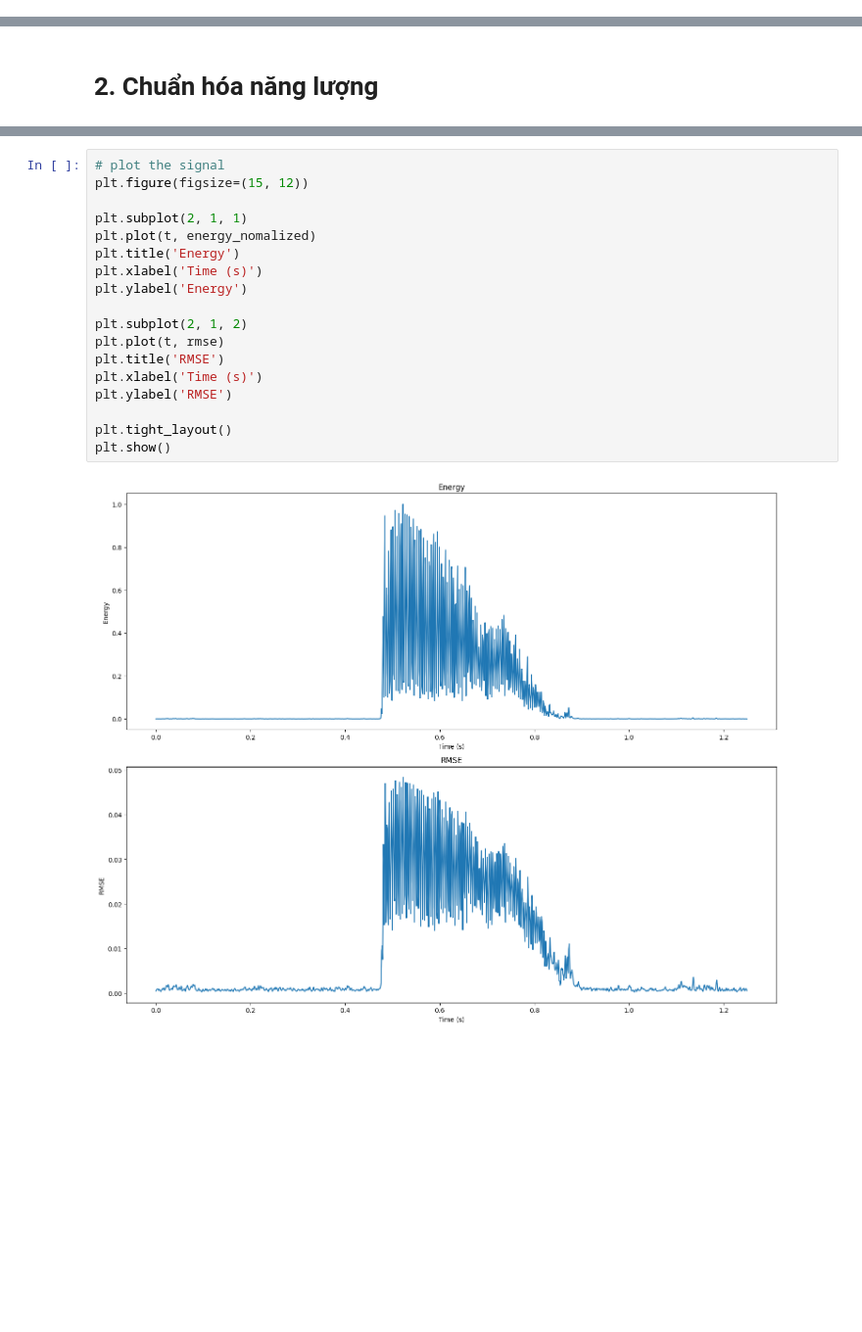
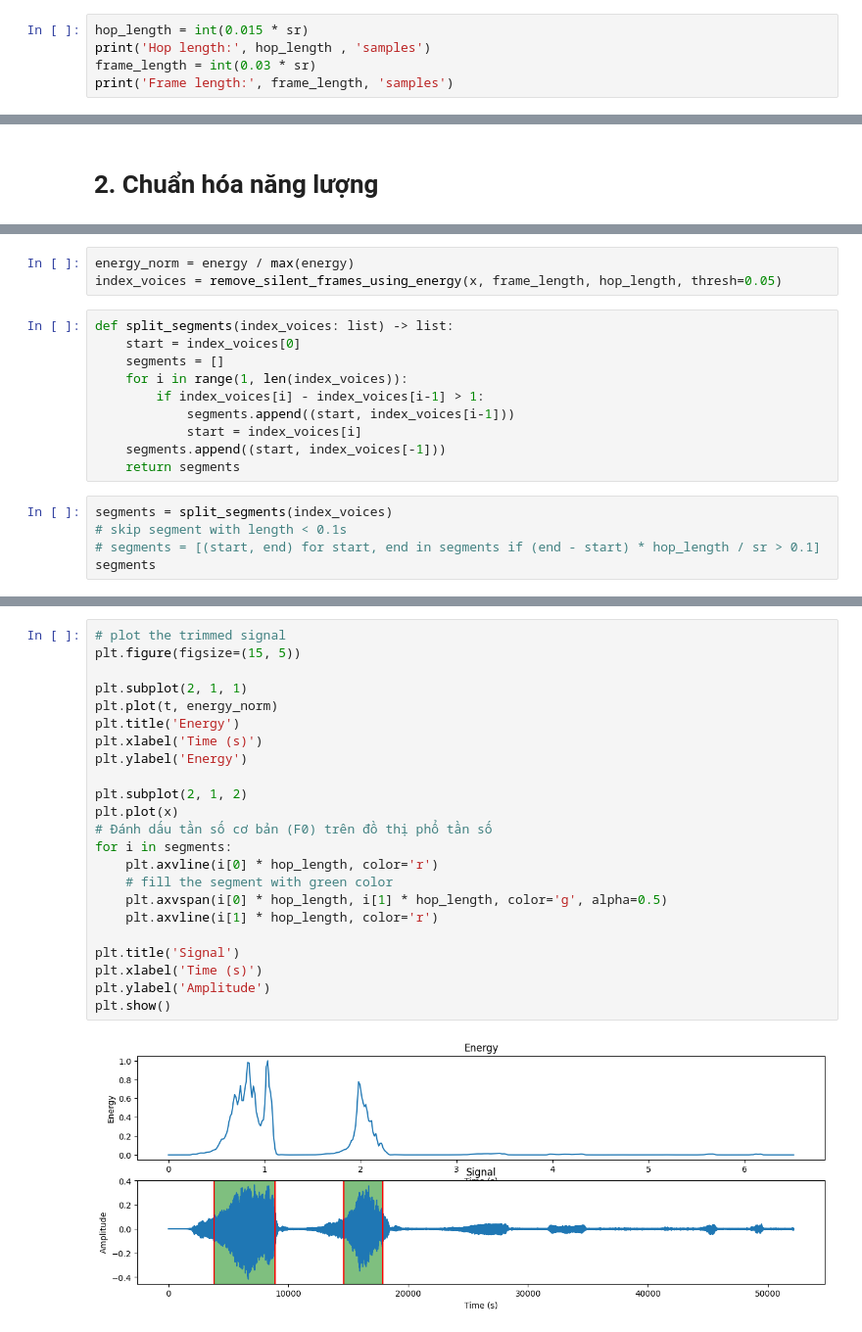
Before and after one commit to LaHuy136/FundamentalFrequencyEstimation, a Jupyter notebook: Energy_and_RMSE.ipynb, the cells around one changed output, grey strips where cells are left out. Shown at 98% size. Cells and saved outputs as stored; diff of their text form; blank space fills up the shorter version.

Commit message:
feat: [PBL6] Voice segments

```diff
--- a/Energy_and_RMSE.ipynb
+++ b/Energy_and_RMSE.ipynb
@@ -21,0 +28,5 @@ frame_length = 30
+# %%
+hop_length = int(0.015 * sr)
+print('Hop length:', hop_length , 'samples')
+frame_length = int(0.03 * sr)
+print('Frame length:', frame_length, 'samples')
@@ -109,0 +140,18 @@ energy_nomalized = energy / np.max(energy)
+# %%
+energy_norm = energy / max(energy)
+index_voices = remove_silent_frames_using_energy(x, frame_length, hop_length, thresh=0.05)
+# %%
+def split_segments(index_voices: list) -> list:
+    start = index_voices[0]
+    segments = []
+    for i in range(1, len(index_voices)):
+        if index_voices[i] - index_voices[i-1] > 1:
+            segments.append((start, index_voices[i-1]))
+            start = index_voices[i]
+    segments.append((start, index_voices[-1]))
+    return segments
+# %%
+segments = split_segments(index_voices)
+# skip segment with length < 0.1s
+# segments = [(start, end) for start, end in segments if (end - start) * hop_length / sr > 0.1]
+segments
@@ -110,20 +160,25 @@ energy_nomalized = energy / np.max(energy)
 # %%
-# plot the signal
-plt.figure(figsize=(15, 12))
+# plot the trimmed signal
+plt.figure(figsize=(15, 5))
 
 plt.subplot(2, 1, 1)
-plt.plot(t, energy_nomalized)
+plt.plot(t, energy_norm)
 plt.title('Energy')
 plt.xlabel('Time (s)')
 plt.ylabel('Energy')
 
 plt.subplot(2, 1, 2)
-plt.plot(t, rmse)
-plt.title('RMSE')
+plt.plot(x)
+# Đánh dấu tần số cơ bản (F0) trên đồ thị phổ tần số
+for i in segments:
+    plt.axvline(i[0] * hop_length, color='r')
+    # fill the segment with green color
+    plt.axvspan(i[0] * hop_length, i[1] * hop_length, color='g', alpha=0.5)
+    plt.axvline(i[1] * hop_length, color='r')
+
+plt.title('Signal')
 plt.xlabel('Time (s)')
-plt.ylabel('RMSE')
-
-plt.tight_layout()
+plt.ylabel('Amplitude')
 plt.show()
 # %% [output]
-[figure, old version]
+[figure, new version]
```
Also changed, not shown: parts of 18 cells of this notebook, 5 other files.
